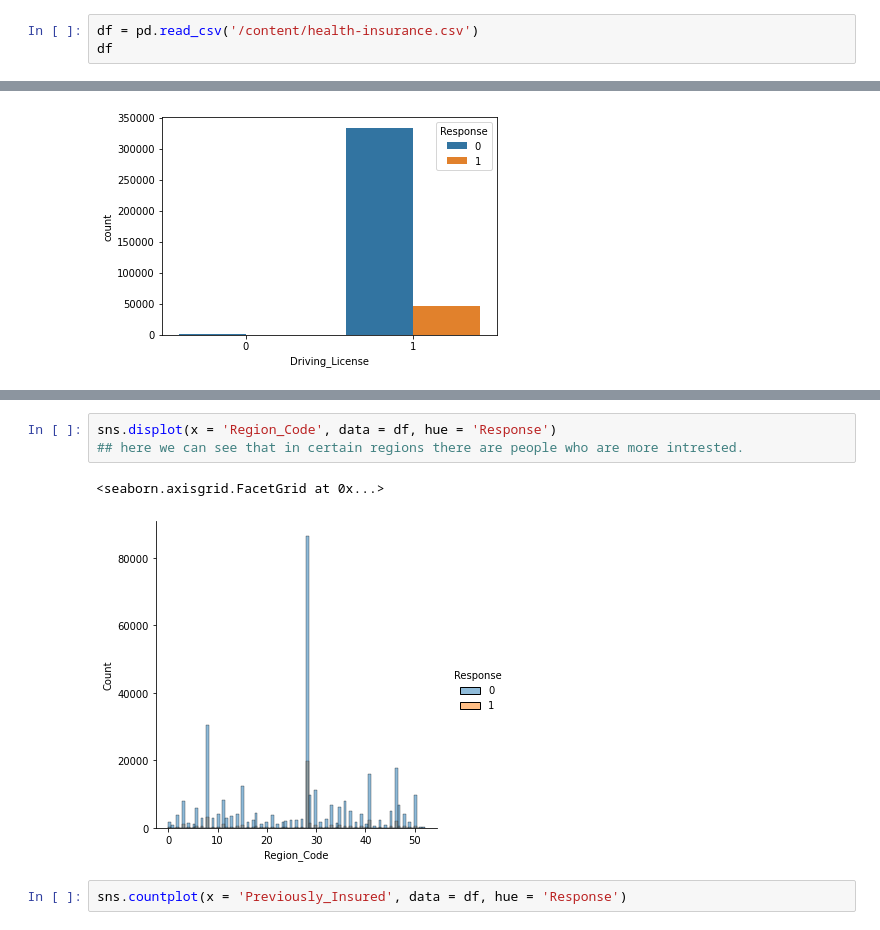
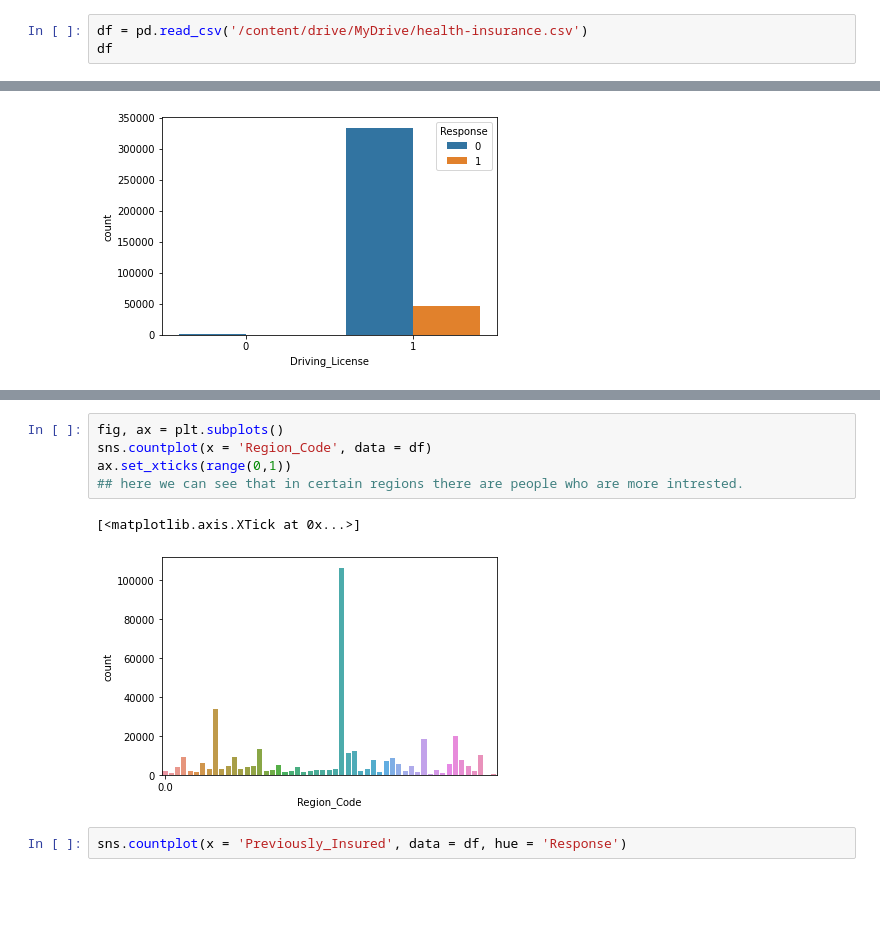
Before and after one commit to dipanshu-choudhary/Health_Insurance, a Jupyter notebook: Untitled0.ipynb, the cells around one changed output, grey strips where cells are left out. Drawn from its saved outputs; the diff is of its cells as text; blank space fills up the shorter version.

```diff
--- a/Untitled0.ipynb
+++ b/Untitled0.ipynb
@@ -6,7 +6,7 @@ import seaborn as sns
 # %% [markdown]
 Data Transfer
 # %%
-df = pd.read_csv('/content/health-insurance.csv')
+df = pd.read_csv('/content/drive/MyDrive/health-insurance.csv')
 df
 # %% [output]
 |  | id | Gender | Age | Driving_License | Region_Code | Previously_Insured | Vehicle_Age | ... |
@@ -108,9 +105,11 @@ df.loc[(df['Driving_License'] == 0) &  (df['Response'] == 1 )]
 # %%
-sns.displot(x = 'Region_Code', data = df, hue = 'Response')
+fig, ax = plt.subplots()
+sns.countplot(x = 'Region_Code', data = df)
+ax.set_xticks(range(0,1))
 ## here we can see that in certain regions there are people who are more intrested.
 # %% [output]
-<seaborn.axisgrid.FacetGrid at 0x...>
+[<matplotlib.axis.XTick at 0x...>]
-[figure, old version]
+[figure, new version]
 # %%
 sns.countplot(x = 'Previously_Insured', data = df, hue = 'Response')
 # %% [output]
```
Also changed, not shown: parts of 15 cells of this notebook.
